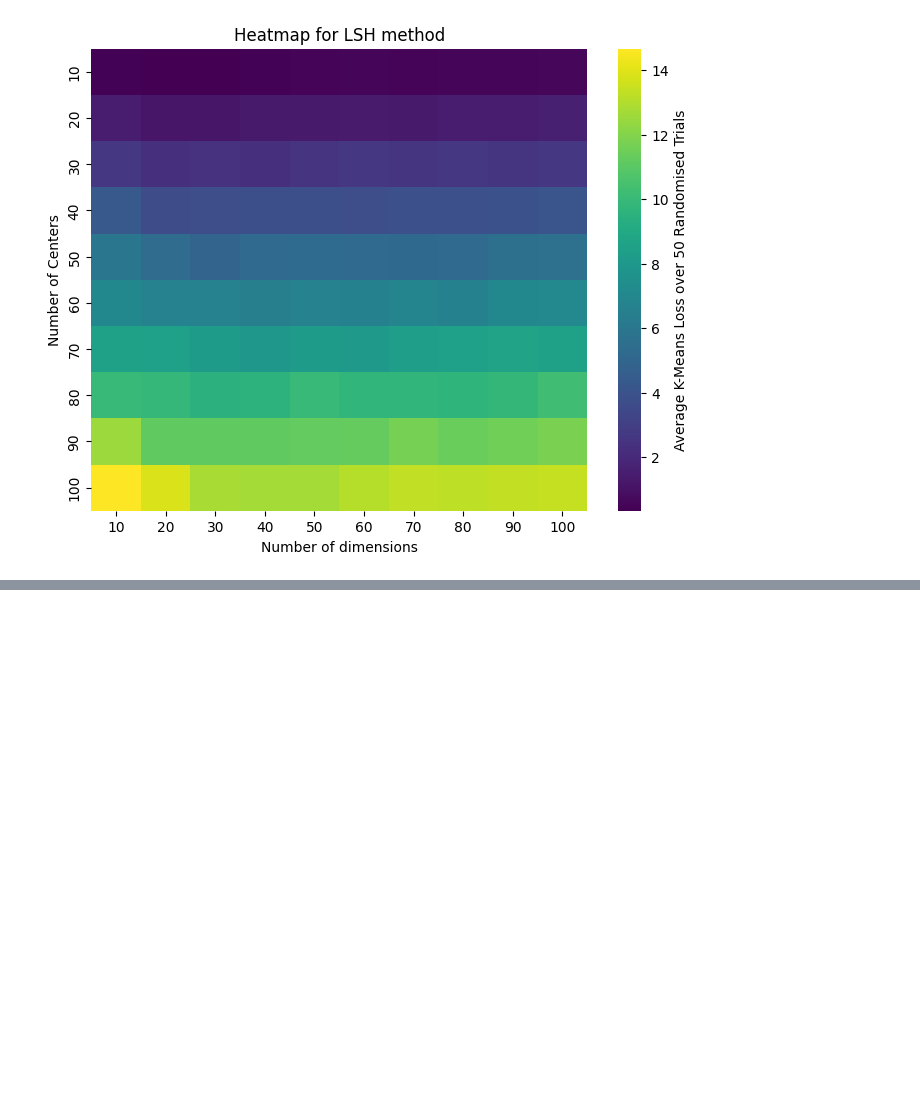
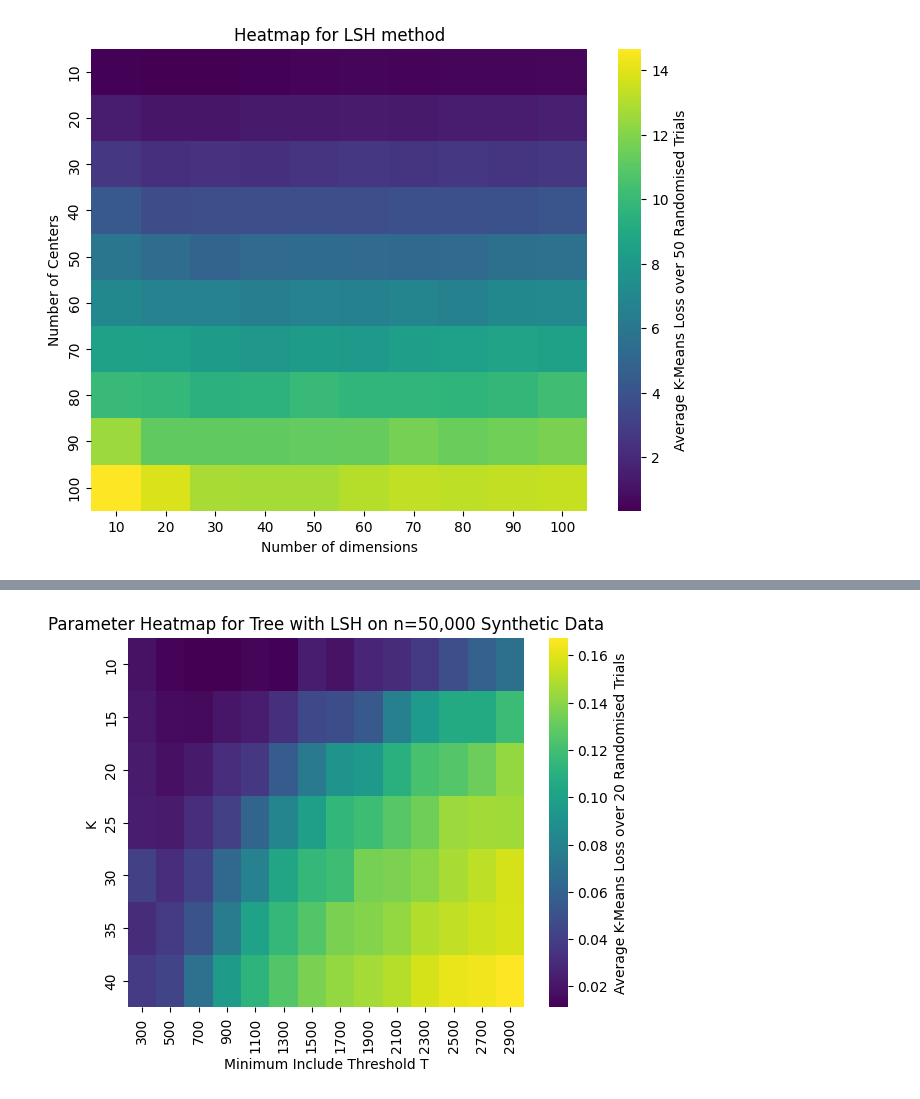
Before and after one commit to amy-ln/dpclustering, a Jupyter notebook: anothercomparison.ipynb, the cells around one changed output, grey strips where cells are left out. Saved outputs shown, nothing was run; the diff lists cells and outputs as text; code cells hidden in the pictures; blank space fills up the shorter version.

```diff
--- a/anothercomparison.ipynb
+++ b/anothercomparison.ipynb
@@ -230,0 +229,15 @@ plt.show()
+# %%
+n = 50000
+ks = range(10,41,5)
+ths = range(300, 3001, 200)
+res = []
+
+res = np.zeros((len(ks), len(ths)))
+
+for i, k in enumerate(ks):
+    for j, th in enumerate(ths):
+        data = make_dataset(d=100, k=k, n=n)
+        print(f"k={k}, th={th}")
+        p = Params(epsilon=1 , delta=1e-6, radius = 10, dimension=100, k=k, max_depth=15, include_threshold=th)
+        l = lsh_experiment(data, p, n_trials=20)
+        res[i,j] = l
@@ -230,0 +262,16 @@ plt.show()
+# %%
+import seaborn as sns
+import matplotlib.pyplot as plt
+
+sns.heatmap(res,
+            xticklabels=list(ths),
+            yticklabels=list(ks),
+            cmap="viridis",
+            cbar_kws={"label": "Average K-Means Loss over 20 Randomised Trials"})
+
+plt.xlabel("Minimum Include Threshold T")
+plt.ylabel("K")
+plt.title("Parameter Heatmap for Tree with LSH on n=50,000 Synthetic Data")
+plt.show()
+# %% [output]
+[figure, added]
```
Also changed, not shown: parts of 11 cells of this notebook, 8 other files.
